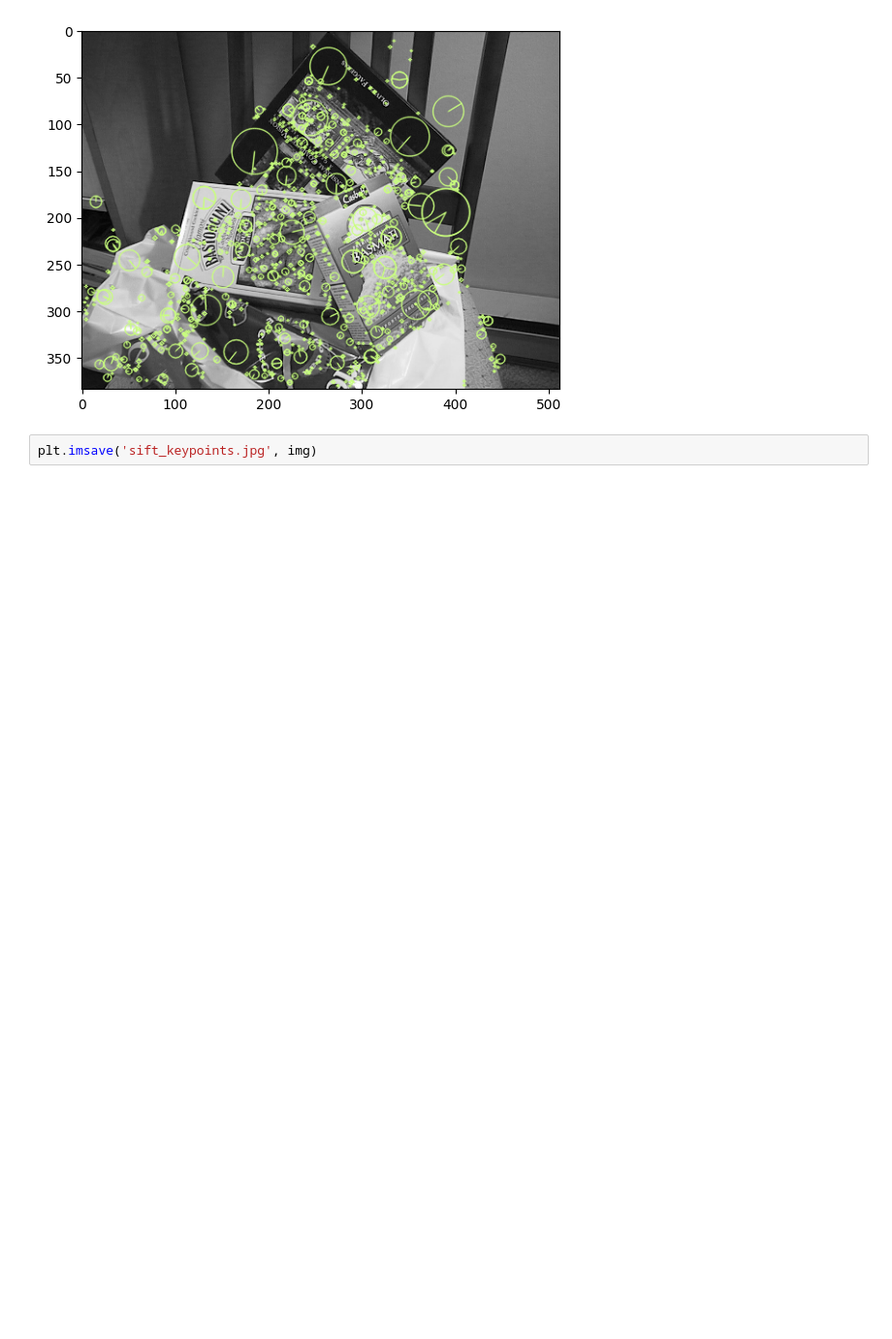
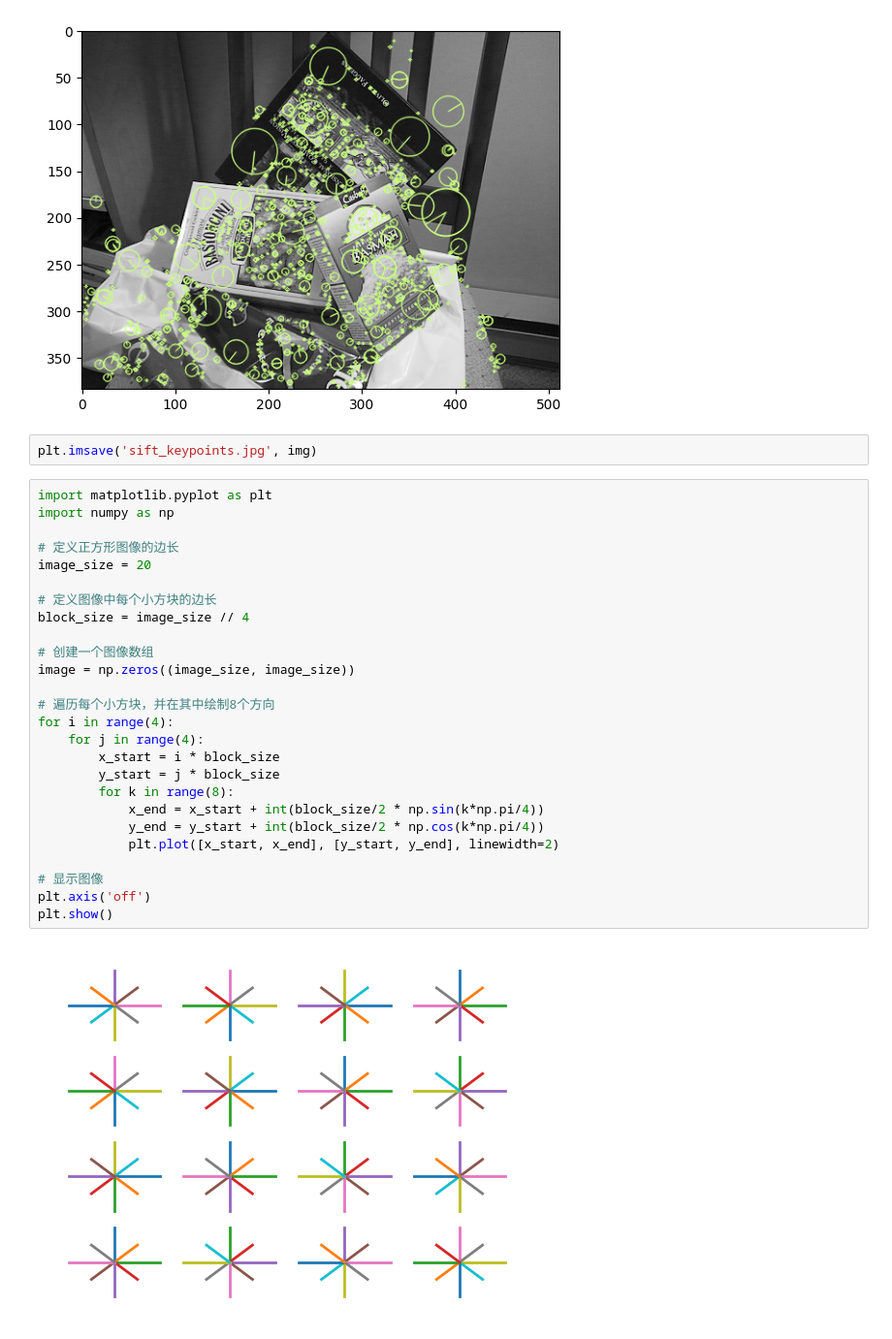
Before and after one commit to Cyberloafingg/SIFT-step-by-step, a Jupyter notebook: Test.ipynb, the cells around one changed output. Shown at 97% size. Saved outputs shown, nothing was run; the diff lists cells and outputs as text; blank space fills up the shorter version.

```diff
--- a/Test.ipynb
+++ b/Test.ipynb
@@ -36,3 +36,31 @@ plt.imshow(img)
 [figure]
 # %%
 plt.imsave('sift_keypoints.jpg', img)
+# %%
+import matplotlib.pyplot as plt
+import numpy as np
+
+# 定义正方形图像的边长
+image_size = 20
+
+# 定义图像中每个小方块的边长
+block_size = image_size // 4
+
+# 创建一个图像数组
+image = np.zeros((image_size, image_size))
+
+# 遍历每个小方块，并在其中绘制8个方向
+for i in range(4):
+    for j in range(4):
+        x_start = i * block_size
+        y_start = j * block_size
+        for k in range(8):
+            x_end = x_start + int(block_size/2 * np.sin(k*np.pi/4))
+            y_end = y_start + int(block_size/2 * np.cos(k*np.pi/4))
+            plt.plot([x_start, x_end], [y_start, y_end], linewidth=2)
+
+# 显示图像
+plt.axis('off')
+plt.show()
+# %% [output]
+[figure, added]
```
Also changed, not shown: 3 other files.
